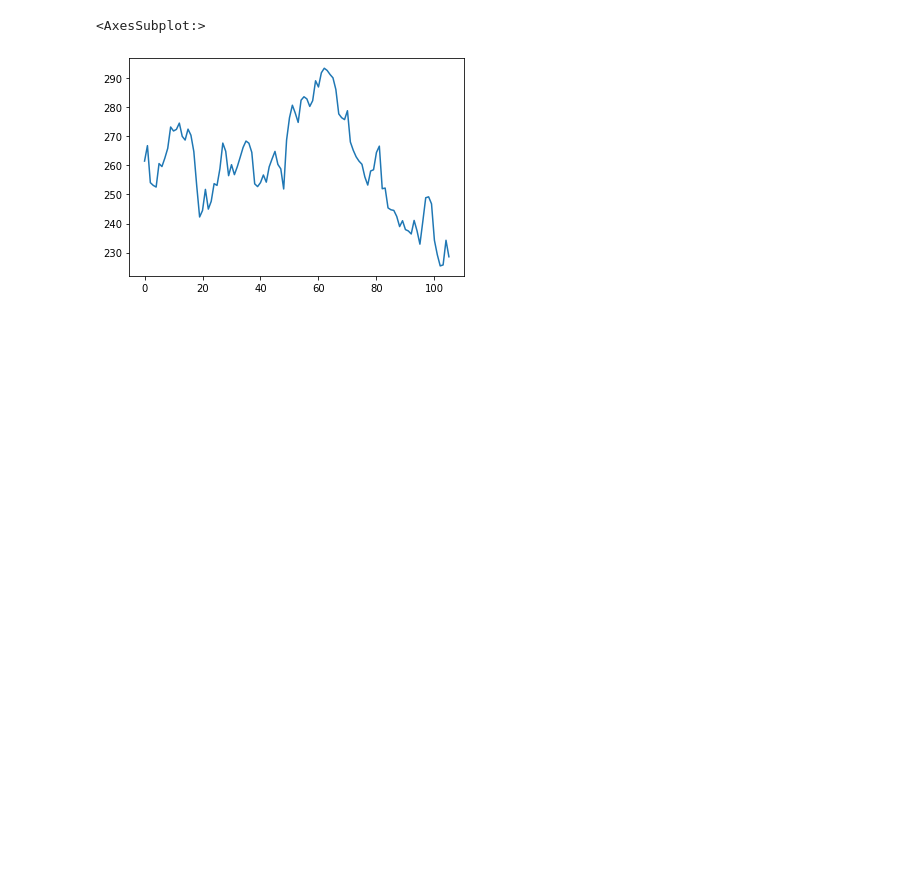
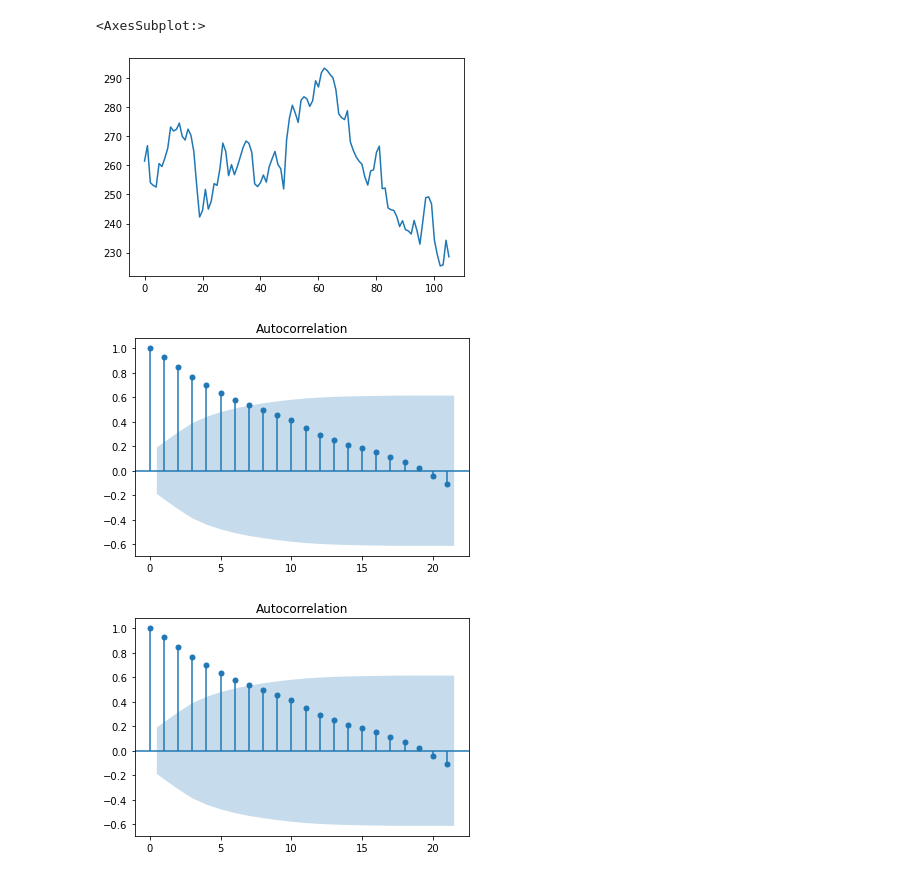
Before and after one commit to Yakushev2022/Time-series, a Jupyter notebook: Models/ARIMA/stock_ARIMA.ipynb, the cells around one changed output. Saved outputs shown, nothing was run; the diff lists cells and outputs as text; code cells hidden in the pictures; blank space fills up the shorter version.

```diff
--- a/Models/ARIMA/stock_ARIMA.ipynb
+++ b/Models/ARIMA/stock_ARIMA.ipynb
@@ -66,0 +69,5 @@ df.value.plot()
+# %%
+plot_acf(df.value)
+# %% [output]
+[figure, added]
+[figure, added]
```
Also changed, not shown: parts of 3 cells of this notebook.
